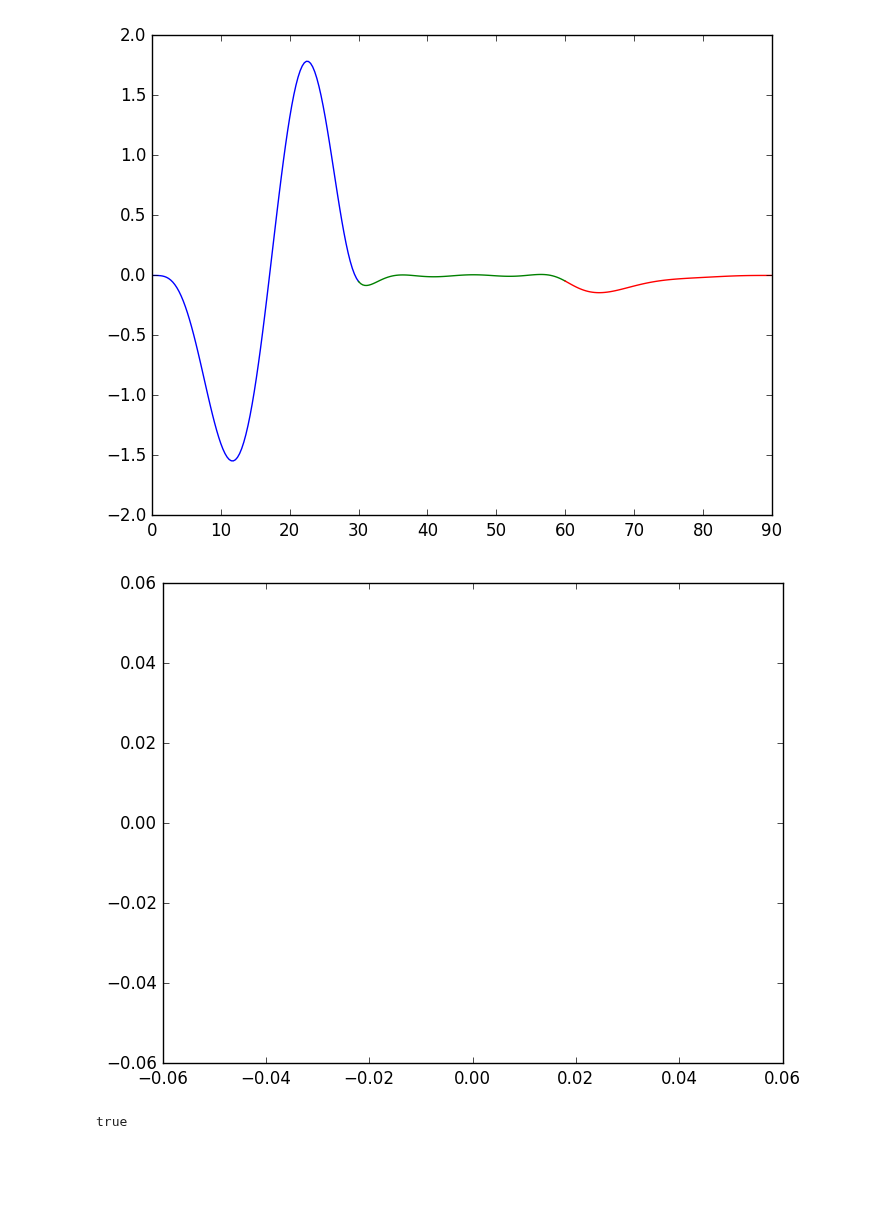
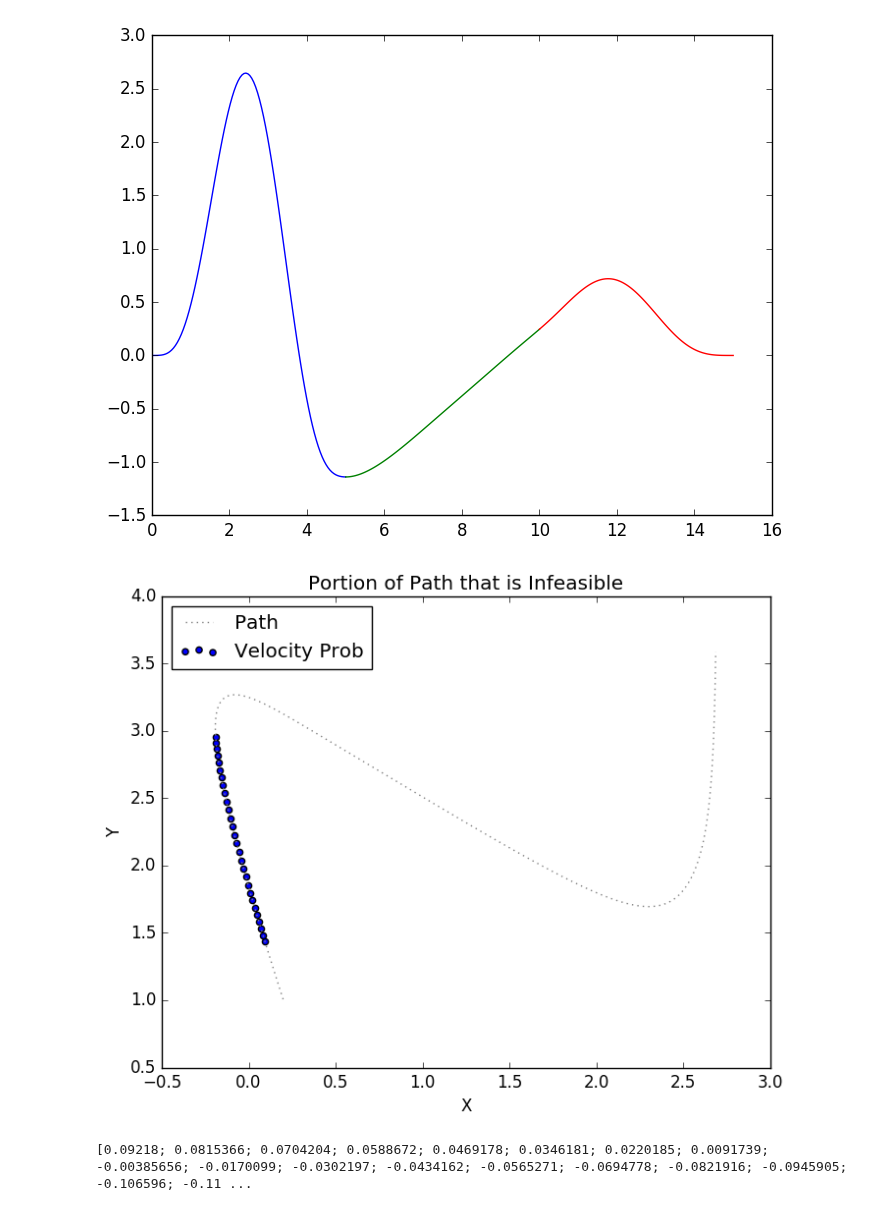
Before and after one commit to stefantj/polynomial-path-smoothing, a Jupyter notebook: Multi-segment.ipynb, the cells around one changed output. Cells and saved outputs as stored; diff of their text form; code cells hidden in the pictures; blank space fills up the shorter version.

Commit message:
got a working graph for velocity problems

```diff
--- a/Multi-segment.ipynb
+++ b/Multi-segment.ipynb
@@ -6,12 +6,12 @@ include("poly_helper.jl")
 
 num_points=4
 cont_order = 5;
-prob = random_poly_prob(num_points,cont_order);
+#prob = random_poly_prob(num_points,cont_order);
 params = PolyParams(cont_order);
 sol = poly_smoothing(prob, params)
 plot_poly(sol,1);
 plot_poly_dim(sol,2,"x")
 plot_poly_dim(sol,3,"y")
-verifyActuateablePath(sol, 2.0, 100000000000000.0);
+verifyActuateablePath(sol, 2.0, 1.0, 1.0, 1.0, 100000000000000.0);
 # %% [output]
 num fixed: 12 num expected: 12
@@ -22,4 +22,4 @@ WARNING: Method definition (::Type{Main.PolyProblem})(Array{Float64, 1}, Array{
 [figure]
-[figure, old version]
+[figure, new version]
-[figure, old version]
+[figure, new version]
-true
+[0.09218; 0.0815366; 0.0704204; 0.0588672; 0.0469178; 0.0346181; 0.0220185; 0.0091739; -0.00385656; -0.0170099; -0.0302197; -0.0434162; -0.0565271; -0.0694778; -0.0821916; -0.0945905; -0.106596; -0.11 ...
```
Also changed, not shown: parts of 1 cell of this notebook, 2 other files.
